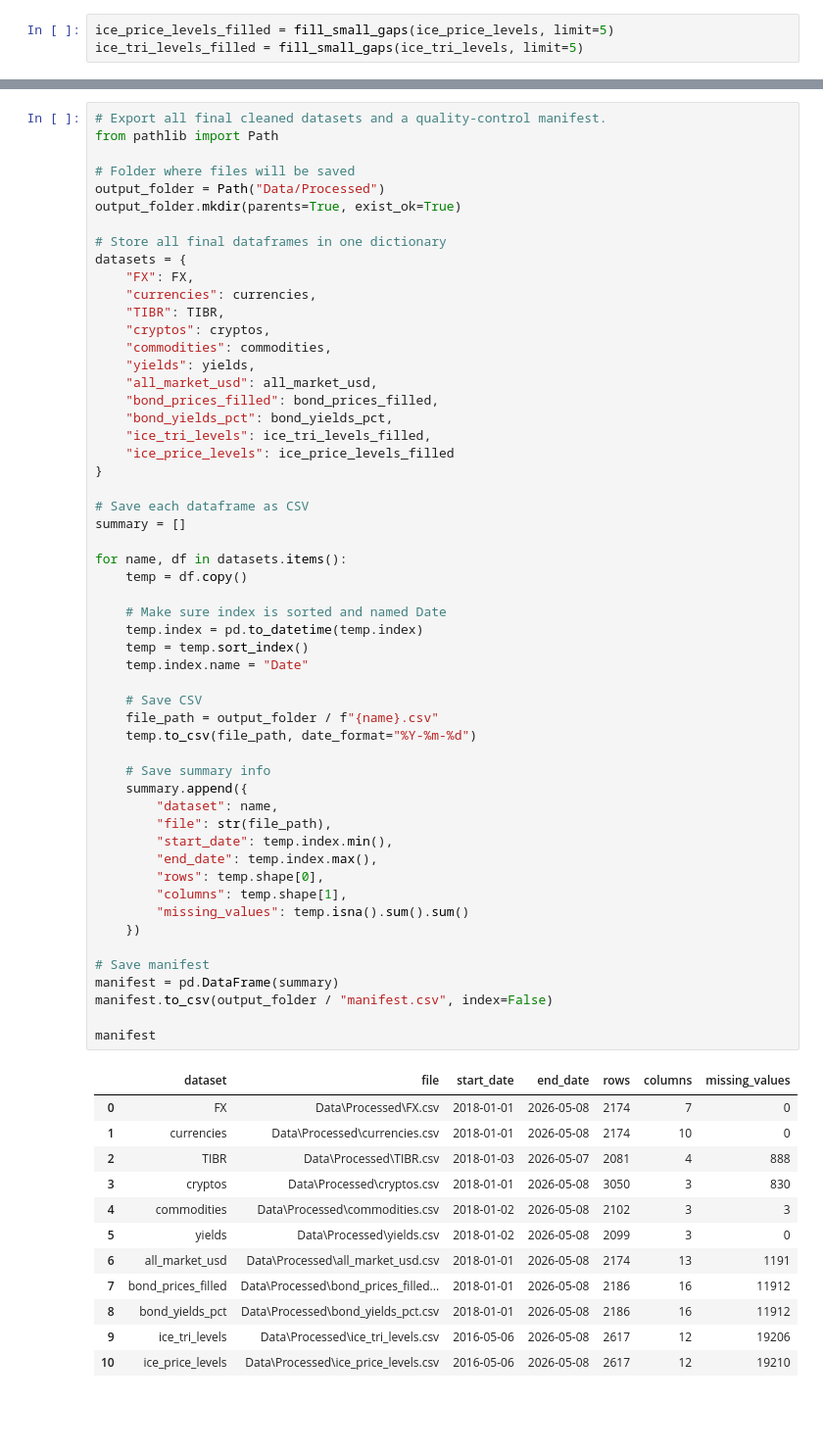
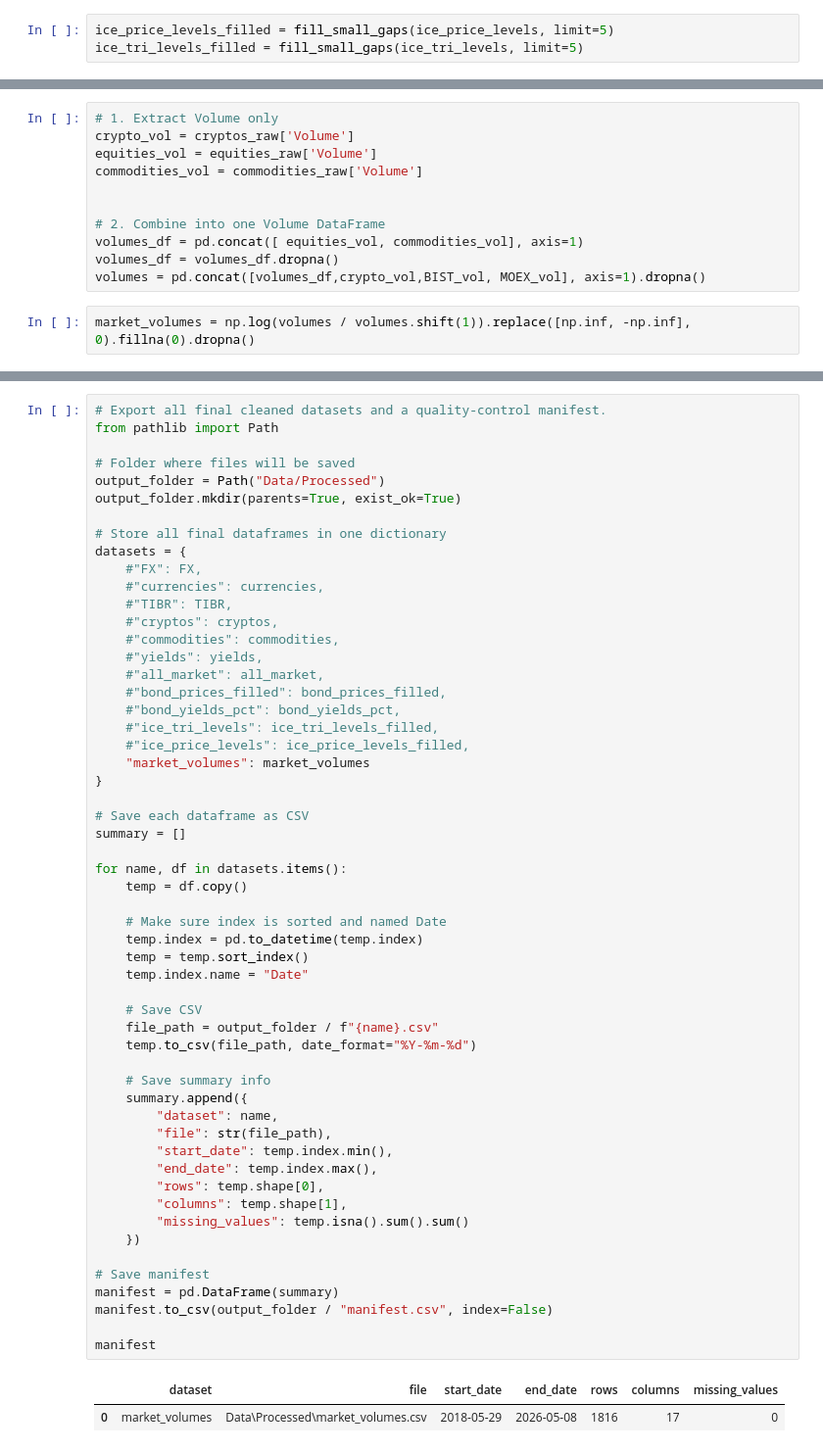
Before and after one commit to gmukhigulas1/Projects, a Jupyter notebook: Quant projects/Georgia Market Risk/data_cleaning.ipynb, the cells around one changed output, grey strips where cells are left out. Shown at 98% size. Cells and saved outputs as stored; diff of their text form; blank space fills up the shorter version.

```diff
--- a/Quant projects/Georgia Market Risk/data_cleaning.ipynb
+++ b/Quant projects/Georgia Market Risk/data_cleaning.ipynb
@@ -651 +645,14 @@ ice_tri_levels_filled.plot()
+# %%
+# 1. Extract Volume only
+crypto_vol = cryptos_raw['Volume']
+equities_vol = equities_raw['Volume']
+commodities_vol = commodities_raw['Volume']
+
+
+# 2. Combine into one Volume DataFrame
+volumes_df = pd.concat([ equities_vol, commodities_vol], axis=1)
+volumes_df = volumes_df.dropna()
+volumes = pd.concat([volumes_df,crypto_vol,BIST_vol, MOEX_vol], axis=1).dropna()
+# %%
+market_volumes = np.log(volumes / volumes.shift(1)).replace([np.inf, -np.inf], 0).fillna(0).dropna()
 # %% [markdown]
@@ -662,17 +669,18 @@ output_folder.mkdir(parents=True, exist_ok=True)
 
 # Store all final dataframes in one dictionary
 datasets = {
-    "FX": FX,
-    "currencies": currencies,
-    "TIBR": TIBR,
-    "cryptos": cryptos,
-    "commodities": commodities,
-    "yields": yields,
-    "all_market_usd": all_market_usd,
-    "bond_prices_filled": bond_prices_filled,
-    "bond_yields_pct": bond_yields_pct,
-    "ice_tri_levels": ice_tri_levels_filled,
-    "ice_price_levels": ice_price_levels_filled
+    #"FX": FX,
+    #"currencies": currencies,
+    #"TIBR": TIBR,
+    #"cryptos": cryptos,
+    #"commodities": commodities,
+    #"yields": yields,
+    #"all_market": all_market,
+    #"bond_prices_filled": bond_prices_filled,
+    #"bond_yields_pct": bond_yields_pct,
+    #"ice_tri_levels": ice_tri_levels_filled,
+    #"ice_price_levels": ice_price_levels_filled,
+    "market_volumes": market_volumes
 }
 
 # Save each dataframe as CSV
@@ -681,41 +689,31 @@ summary = []
 for name, df in datasets.items():
     temp = df.copy()
 
     # Make sure index is sorted and named Date
     temp.index = pd.to_datetime(temp.index)
     temp = temp.sort_index()
     temp.index.name = "Date"
 
     # Save CSV
     file_path = output_folder / f"{name}.csv"
     temp.to_csv(file_path, date_format="%Y-%m-%d")
 
     # Save summary info
     summary.append({
         "dataset": name,
         "file": str(file_path),
         "start_date": temp.index.min(),
         "end_date": temp.index.max(),
         "rows": temp.shape[0],
         "columns": temp.shape[1],
         "missing_values": temp.isna().sum().sum()
     })
 
 # Save manifest
 manifest = pd.DataFrame(summary)
 manifest.to_csv(output_folder / "manifest.csv", index=False)
 
 manifest
 # %% [output]
 |  | dataset | file | start_date | end_date | rows | columns | missing_values |
-| 0 | FX | Data\Processed\FX.csv | 2018-01-01 | 2026-05-08 | 2174 | 7 | 0 |
-| 1 | currencies | Data\Processed\currencies.csv | 2018-01-01 | 2026-05-08 | 2174 | 10 | 0 |
-| 2 | TIBR | Data\Processed\TIBR.csv | 2018-01-03 | 2026-05-07 | 2081 | 4 | 888 |
-| 3 | cryptos | Data\Processed\cryptos.csv | 2018-01-01 | 2026-05-08 | 3050 | 3 | 830 |
-| 4 | commodities | Data\Processed\commodities.csv | 2018-01-02 | 2026-05-08 | 2102 | 3 | 3 |
-| 5 | yields | Data\Processed\yields.csv | 2018-01-02 | 2026-05-08 | 2099 | 3 | 0 |
-| 6 | all_market_usd | Data\Processed\all_market_usd.csv | 2018-01-01 | 2026-05-08 | 2174 | 13 | 1191 |
-| 7 | bond_prices_filled | Data\Processed\bond_prices_filled... | 2018-01-01 | 2026-05-08 | 2186 | 16 | 11912 |
-| 8 | bond_yields_pct | Data\Processed\bond_yields_pct.csv | 2018-01-01 | 2026-05-08 | 2186 | 16 | 11912 |
-| 9 | ice_tri_levels | Data\Processed\ice_tri_levels.csv | 2016-05-06 | 2026-05-08 | 2617 | 12 | 19206 |
-| 10 | ice_price_levels | Data\Processed\ice_price_levels.csv | 2016-05-06 | 2026-05-08 | 2617 | 12 | 19210 |
+| 0 | market_volumes | Data\Processed\market_volumes.csv | 2018-05-29 | 2026-05-08 | 1816 | 17 | 0 |
```
Also changed, not shown: parts of 16 cells of this notebook, 11 other files.
